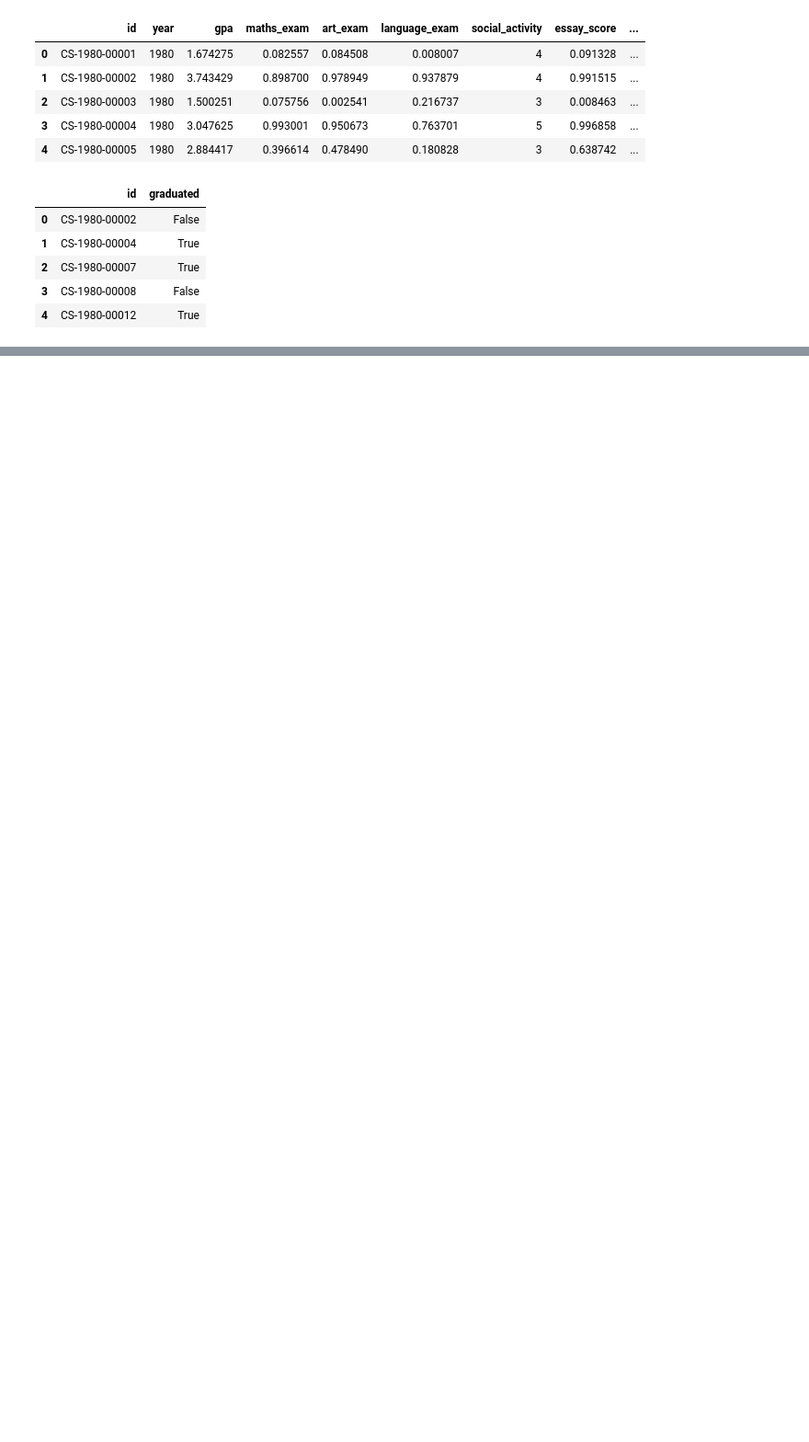
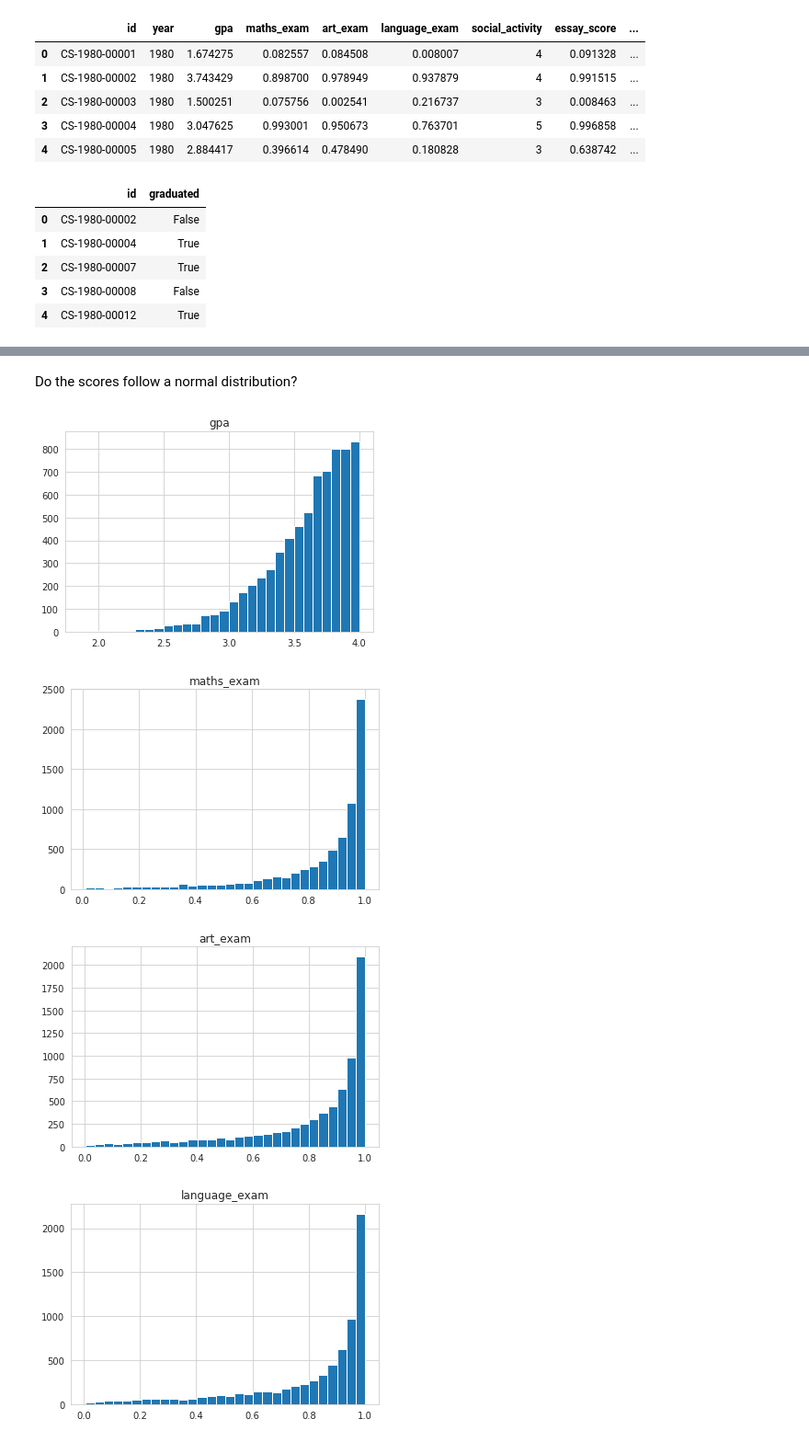
Before and after one commit to mkmozgawa/uni-student-recommendation, a Jupyter notebook: exploratory_data_analysis.ipynb, the cells around one changed output, grey strips where cells are left out. Shown at 92% size. Cells and saved outputs as stored; diff of their text form; code cells hidden in the pictures; blank space fills up the shorter version.

```diff
--- a/exploratory_data_analysis.ipynb
+++ b/exploratory_data_analysis.ipynb
@@ -40,0 +104,17 @@ students.head()
+# %% [markdown]
+Do the scores follow a normal distribution?
+# %%
+colnames = list(students.columns.values)[2:-2]
+del colnames[4] # take only the column names for the scores
+
+for index, col in enumerate(colnames):
+    fig = plt.figure(figsize=(6,4))
+    students[col].hist(bins=30)
+    plt.title(col)
+    plt.show()
+    print('\n')
+# %% [output]
+[figure, added]
+[figure, added]
+[figure, added]
+[figure, added]
```
Also changed, not shown: parts of 37 cells of this notebook, 1 other file.
